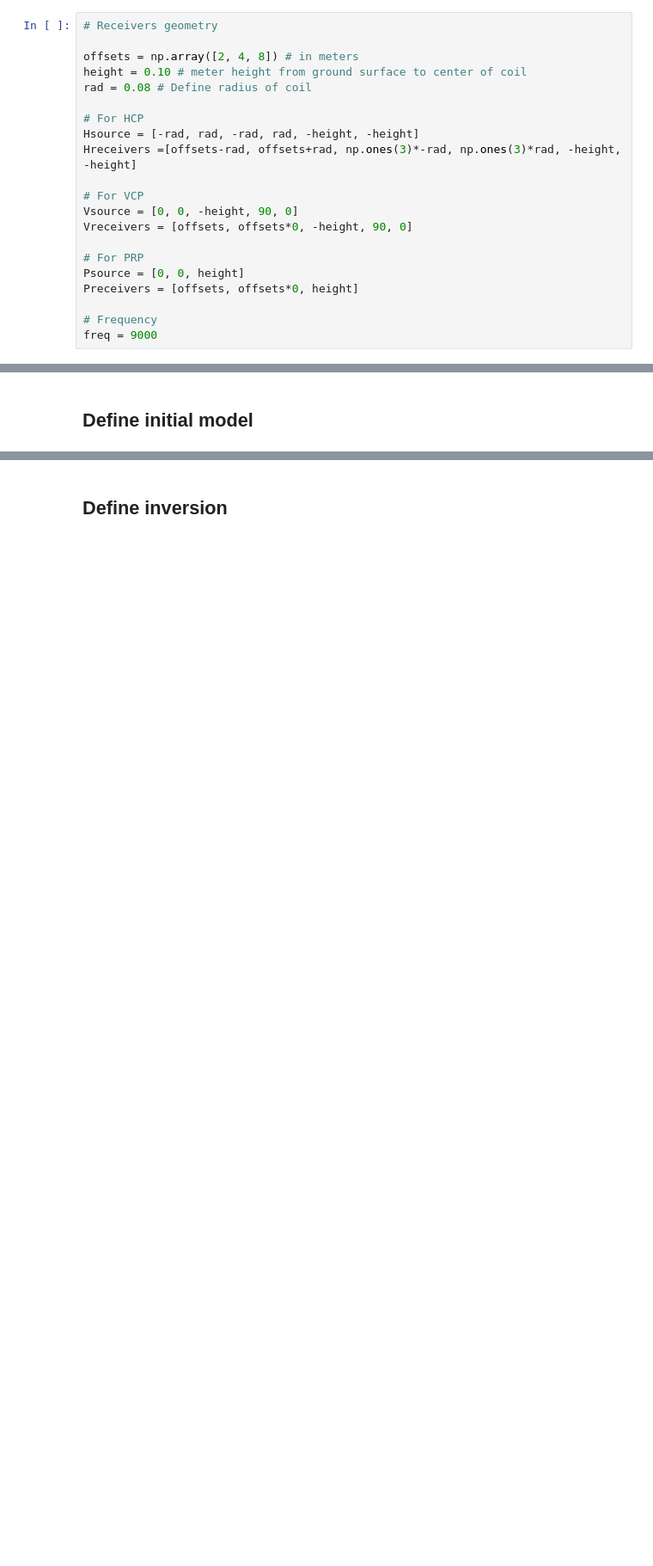
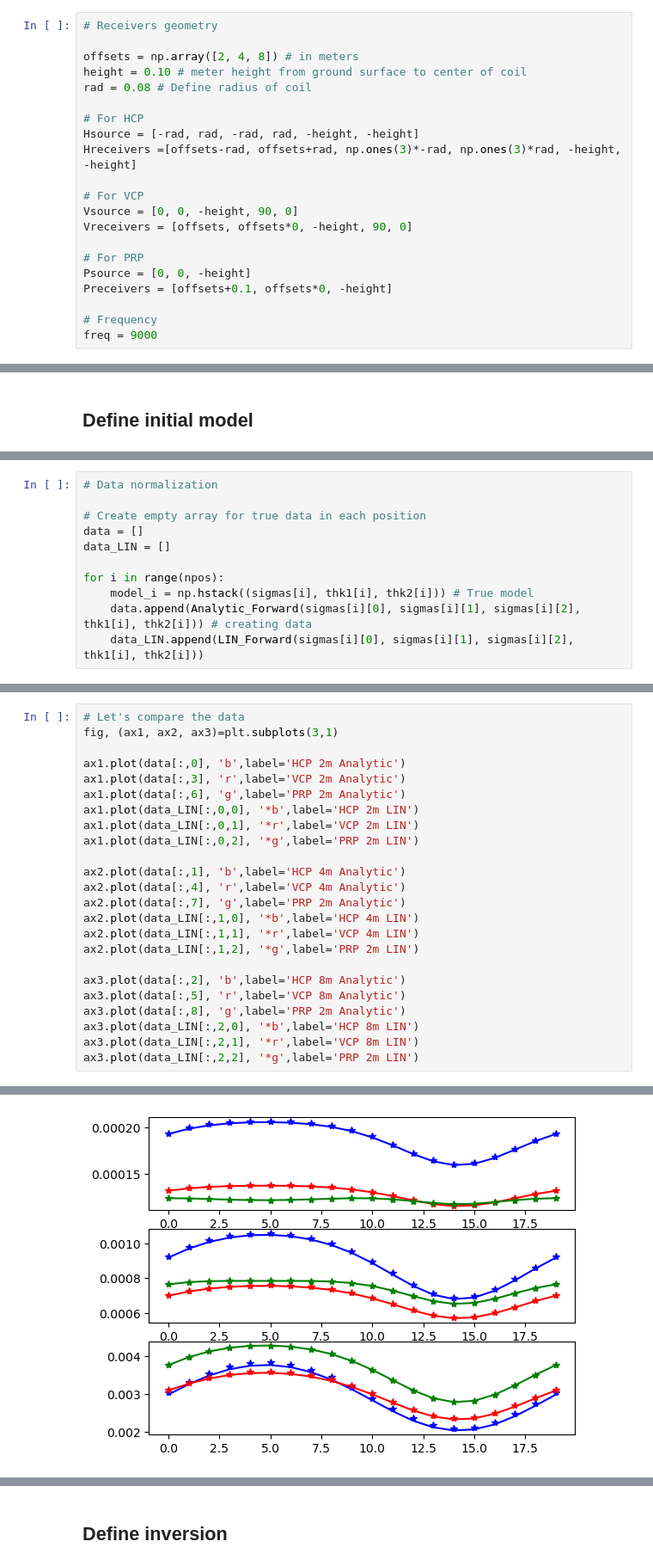
Before and after one commit to mariacarrizo/EMInversion, a Jupyter notebook: Minimization/LINvsANA/1DInvLIN_MidLay.ipynb, the cells around one changed output, grey strips where cells are left out. Shown at 86% size. Cells and saved outputs as stored; diff of their text form; blank space fills up the shorter version.

```diff
--- a/Minimization/LINvsANA/1DInvLIN_MidLay.ipynb
+++ b/Minimization/LINvsANA/1DInvLIN_MidLay.ipynb
@@ -24,8 +24,8 @@ Vsource = [0, 0, -height, 90, 0]
 Vreceivers = [offsets, offsets*0, -height, 90, 0]
 
 # For PRP
-Psource = [0, 0, height]
-Preceivers = [offsets, offsets*0, height]
+Psource = [0, 0, -height]
+Preceivers = [offsets+0.1, offsets*0, -height]
 
 # Frequency
 freq = 9000
@@ -252,0 +205,11 @@ plt.step(np.hstack((xx, xx[-1])), np.hstack((depth[0,1],depth[:,2],depth[-1,2]))
+# %%
+# Data normalization
+
+# Create empty array for true data in each position
+data = []
+data_LIN = []
+
+for i in range(npos):
+    model_i = np.hstack((sigmas[i], thk1[i], thk2[i])) # True model
+    data.append(Analytic_Forward(sigmas[i][0], sigmas[i][1], sigmas[i][2], thk1[i], thk2[i])) # creating data
+    data_LIN.append(LIN_Forward(sigmas[i][0], sigmas[i][1], sigmas[i][2], thk1[i], thk2[i]))
@@ -252,0 +219,25 @@ plt.step(np.hstack((xx, xx[-1])), np.hstack((depth[0,1],depth[:,2],depth[-1,2]))
+# %%
+# Let's compare the data
+fig, (ax1, ax2, ax3)=plt.subplots(3,1)
+
+ax1.plot(data[:,0], 'b',label='HCP 2m Analytic')
+ax1.plot(data[:,3], 'r',label='VCP 2m Analytic')
+ax1.plot(data[:,6], 'g',label='PRP 2m Analytic')
+ax1.plot(data_LIN[:,0,0], '*b',label='HCP 2m LIN')
+ax1.plot(data_LIN[:,0,1], '*r',label='VCP 2m LIN')
+ax1.plot(data_LIN[:,0,2], '*g',label='PRP 2m LIN')
+
+ax2.plot(data[:,1], 'b',label='HCP 4m Analytic')
+ax2.plot(data[:,4], 'r',label='VCP 4m Analytic')
+ax2.plot(data[:,7], 'g',label='PRP 2m Analytic')
+ax2.plot(data_LIN[:,1,0], '*b',label='HCP 4m LIN')
+ax2.plot(data_LIN[:,1,1], '*r',label='VCP 4m LIN')
+ax2.plot(data_LIN[:,1,2], '*g',label='PRP 2m LIN')
+
+ax3.plot(data[:,2], 'b',label='HCP 8m Analytic')
+ax3.plot(data[:,5], 'r',label='VCP 8m Analytic')
+ax3.plot(data[:,8], 'g',label='PRP 2m Analytic')
+ax3.plot(data_LIN[:,2,0], '*b',label='HCP 8m LIN')
+ax3.plot(data_LIN[:,2,1], '*r',label='VCP 8m LIN')
+ax3.plot(data_LIN[:,2,2], '*g',label='PRP 2m LIN')
+# %% [output]
@@ -252,0 +245 @@ plt.step(np.hstack((xx, xx[-1])), np.hstack((depth[0,1],depth[:,2],depth[-1,2]))
+[figure, added]
```
Also changed, not shown: parts of 21 cells of this notebook.
